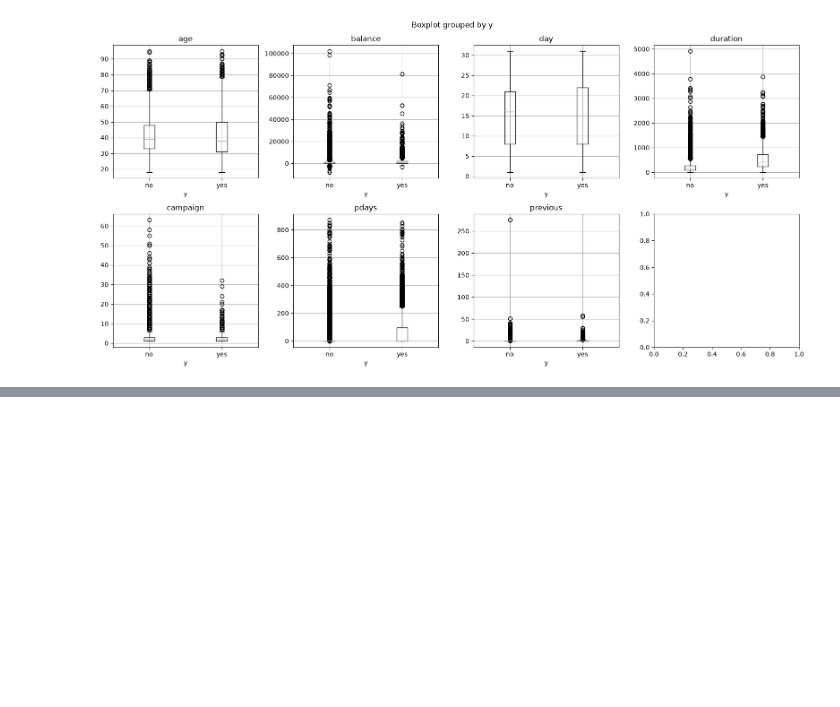
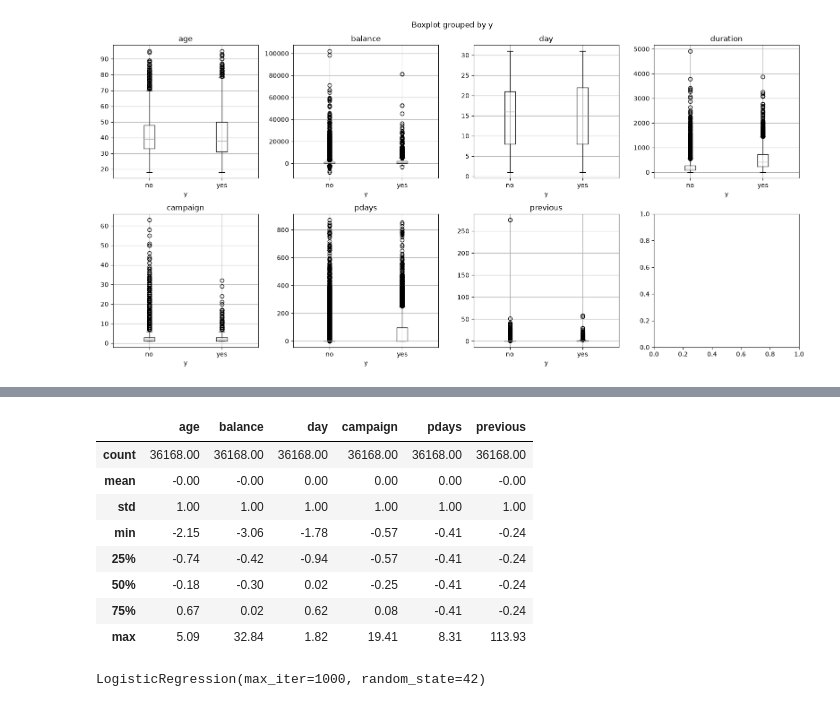
Before and after one commit to Ahsan-ops102/Bank-Marketing-ML, a Jupyter notebook: Bank Marketing ML/Bank.ipynb, the cells around one changed output, grey strips where cells are left out. Cells and saved outputs as stored; diff of their text form; code cells hidden in the pictures; blank space fills up the shorter version.

```diff
--- a/Bank Marketing ML/Bank.ipynb
+++ b/Bank Marketing ML/Bank.ipynb
@@ -172,0 +295,11 @@ plt.show()
+# %%
+from sklearn.model_selection import train_test_split
+
+X = df_encoded.drop(columns=["y"])
+y = (df_encoded["y"] == "yes").astype(int)
+# %%
+X_train, X_test, y_train, y_test = train_test_split(
+    X, y, test_size=0.2, random_state=42, stratify=y
+)
+
+print(X_train.shape, X_test.shape)
@@ -172,0 +320,28 @@ plt.show()
+# %%
+from sklearn.preprocessing import StandardScaler
+
+numeric_cols = ["age", "balance", "day", "campaign", "pdays", "previous"]
+# %%
+scaler = StandardScaler()
+X_train[numeric_cols] = scaler.fit_transform(X_train[numeric_cols])
+X_test[numeric_cols] = scaler.transform(X_test[numeric_cols])
+# %%
+X_train[numeric_cols].describe().round(2)
+# %% [output]
+|  | age | balance | day | campaign | pdays | previous |
+| count | 36168.00 | 36168.00 | 36168.00 | 36168.00 | 36168.00 | 36168.00 |
+| mean | -0.00 | -0.00 | 0.00 | 0.00 | 0.00 | -0.00 |
+| std | 1.00 | 1.00 | 1.00 | 1.00 | 1.00 | 1.00 |
+| min | -2.15 | -3.06 | -1.78 | -0.57 | -0.41 | -0.24 |
+| 25% | -0.74 | -0.42 | -0.94 | -0.57 | -0.41 | -0.24 |
+| 50% | -0.18 | -0.30 | 0.02 | -0.25 | -0.41 | -0.24 |
+| 75% | 0.67 | 0.02 | 0.62 | 0.08 | -0.41 | -0.24 |
+| max | 5.09 | 32.84 | 1.82 | 19.41 | 8.31 | 113.93 |
+# %%
+from sklearn.linear_model import LogisticRegression
+from sklearn.metrics import classification_report
+
+lr = LogisticRegression(max_iter=1000, random_state=42)
+lr.fit(X_train, y_train)
+# %% [output]
+LogisticRegression(max_iter=1000, random_state=42)
```
Also changed, not shown: parts of 54 cells of this notebook, 1 other file.
